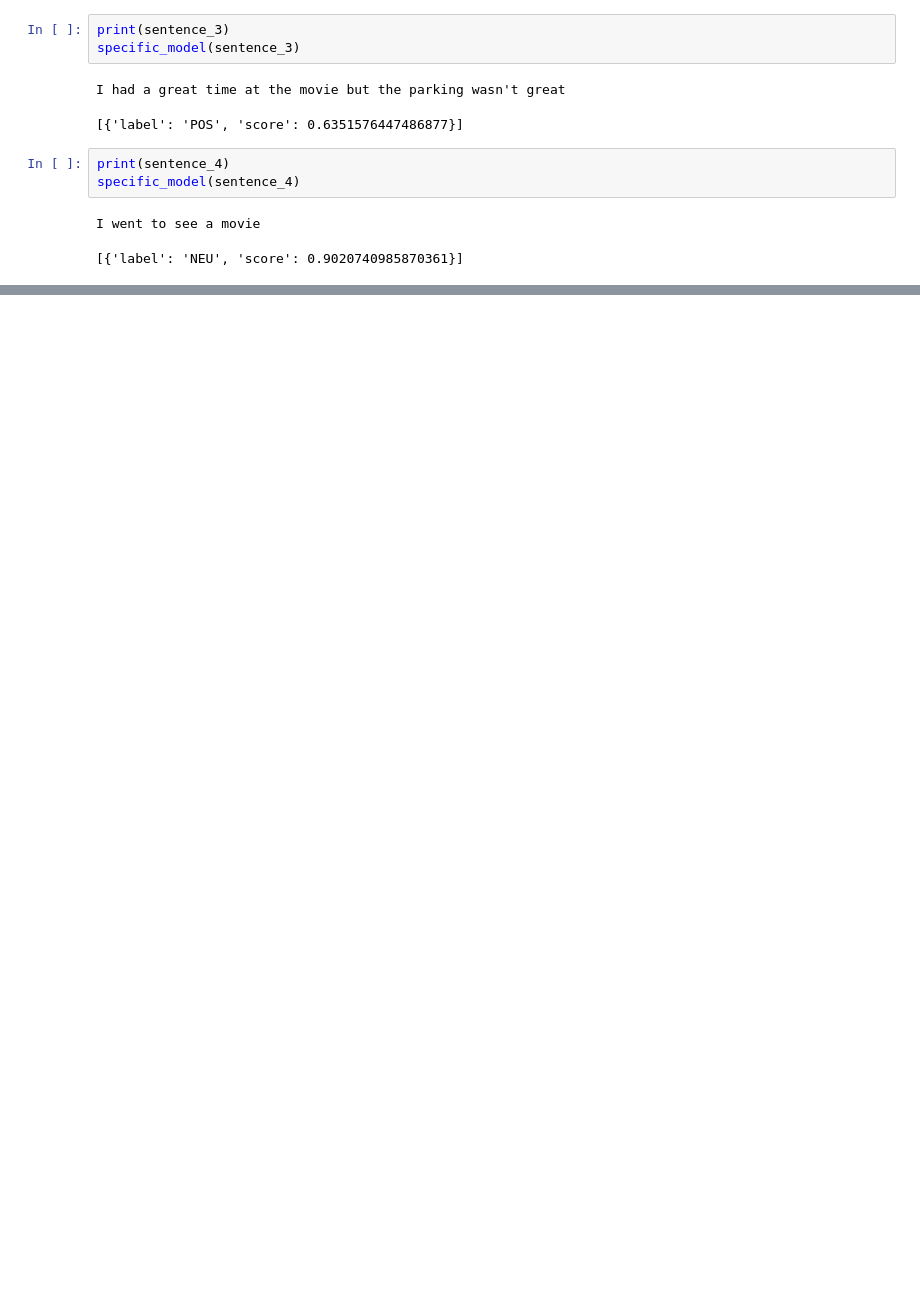
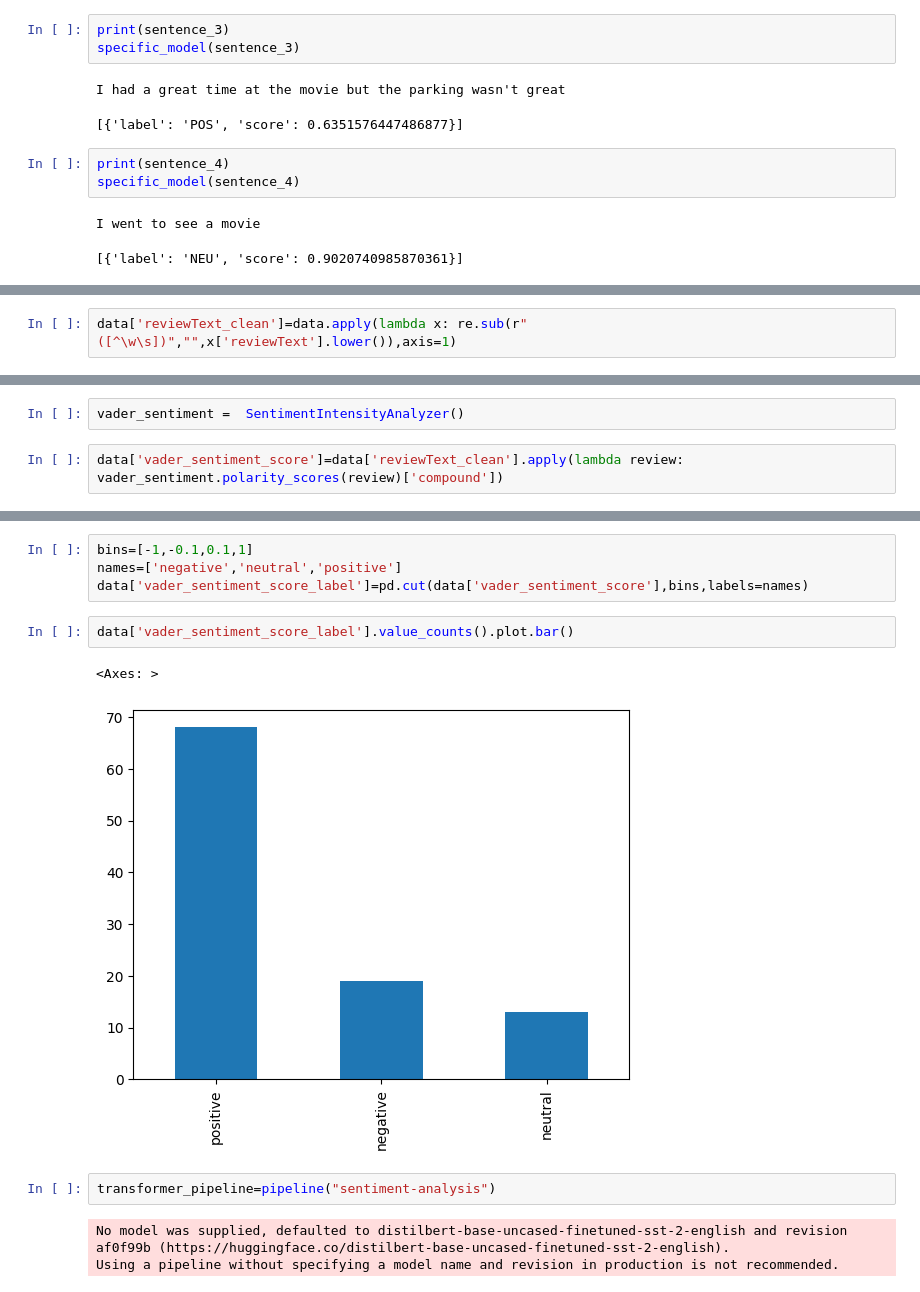
Before and after one commit to RAGISHIVANAND/NATURAL-LANGUAGE-PROCESSING, a Jupyter notebook: Natural_Language_Processing.ipynb, the cells around one changed output, grey strips where cells are left out. Drawn from its saved outputs; the diff is of its cells as text; blank space fills up the shorter version.

```diff
--- a/Natural_Language_Processing.ipynb
+++ b/Natural_Language_Processing.ipynb
@@ -1035,0 +1073,2 @@ I went to see a movie
+# %%
+data['reviewText_clean']=data.apply(lambda x: re.sub(r"([^\w\s])","",x['reviewText'].lower()),axis=1)
@@ -1035,0 +1084,4 @@ I went to see a movie
+# %%
+vader_sentiment =  SentimentIntensityAnalyzer()
+# %%
+data['vader_sentiment_score']=data['reviewText_clean'].apply(lambda review: vader_sentiment.polarity_scores(review)['compound'])
@@ -1035,0 +1097,14 @@ I went to see a movie
+# %%
+bins=[-1,-0.1,0.1,1]
+names=['negative','neutral','positive']
+data['vader_sentiment_score_label']=pd.cut(data['vader_sentiment_score'],bins,labels=names)
+# %%
+data['vader_sentiment_score_label'].value_counts().plot.bar()
+# %% [output]
+<Axes: >
+[figure, added]
+# %%
+transformer_pipeline=pipeline("sentiment-analysis")
+# %% [output]
+No model was supplied, defaulted to distilbert-base-uncased-finetuned-sst-2-english and revision af0f99b (https://huggingface.co/distilbert-base-uncased-finetuned-sst-2-english).
+Using a pipeline without specifying a model name and revision in production is not recommended.
```
Also changed, not shown: parts of 12 cells of this notebook.
